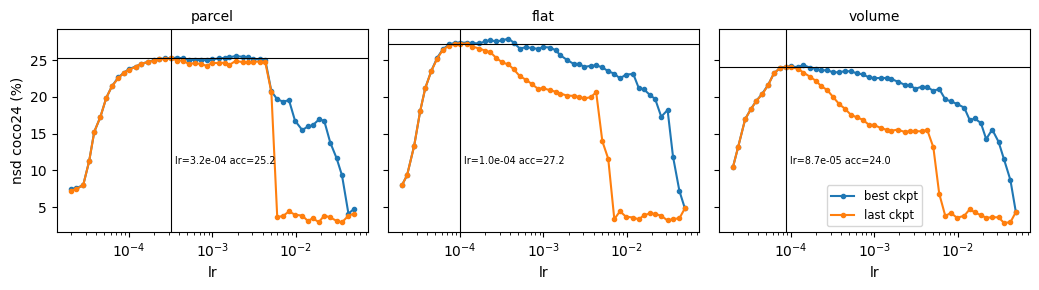
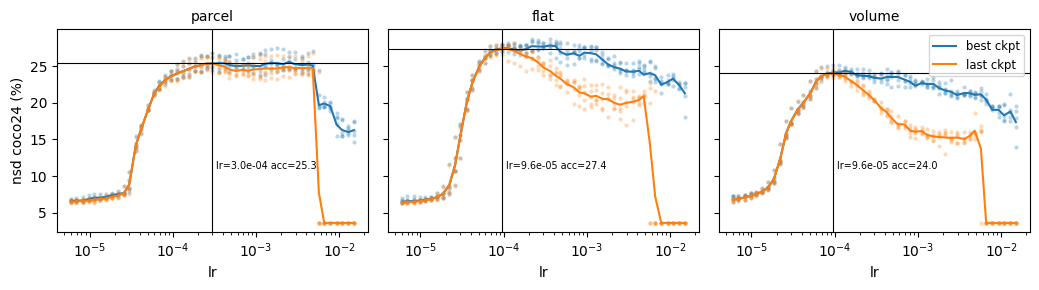
Code edit (unified diff) that turned the first committed figure into the second:
--- before
+++ after
@@ -1,3 +1,3 @@
-version = 5
+version = 6
 dataset = "nsd_cococlip"
 
@@ -11,6 +11,9 @@
 f, axs = plt.subplots(nr, nc, figsize=(plotw * nc, ploth * nr), sharex=True, sharey=True)
 
-base_lr = 1e-3
+# base_lr = 1e-3
+base_lr = 3e-4
 x = base_lr * np.array(lr_scale_grid)
+
+colors = plt.rcParams["axes.prop_cycle"].by_key()["color"]
 
 for ii, space in enumerate(SPACE_NAMES):
@@ -23,10 +26,26 @@
         for ii in range(1, 6)
     ]
-    grids = np.stack(grids).mean(axis=0)
+    all_grids = np.stack(grids)
+    grids = all_grids.mean(axis=0)
 
     y = 100 * grids[:, :, cidx].max(axis=0)
-    plt.plot(x, y, "o-", ms=3, label="best ckpt")
+    plt.plot(x, y, "-", label="best ckpt", color=colors[0])
+    for jj in range(len(all_grids)):
+        plt.plot(
+            x,
+            100 * all_grids[jj, :, :, cidx].max(axis=0),
+            "o",
+            ms=3,
+            color=colors[0],
+            alpha=0.3,
+            mew=0.0,
+        )
+
     y = 100 * grids[-1, :, cidx]
-    plt.plot(x, y, "o-", ms=3, label="last ckpt")
+    plt.plot(x, y, "-", label="last ckpt", color=colors[1])
+    for jj in range(len(all_grids)):
+        plt.plot(
+            x, 100 * all_grids[jj, -1, :, cidx], "o", ms=3, color=colors[1], alpha=0.3, mew=0.0
+        )
 
     if ii == 0:

Commit: update input space v2 scripts